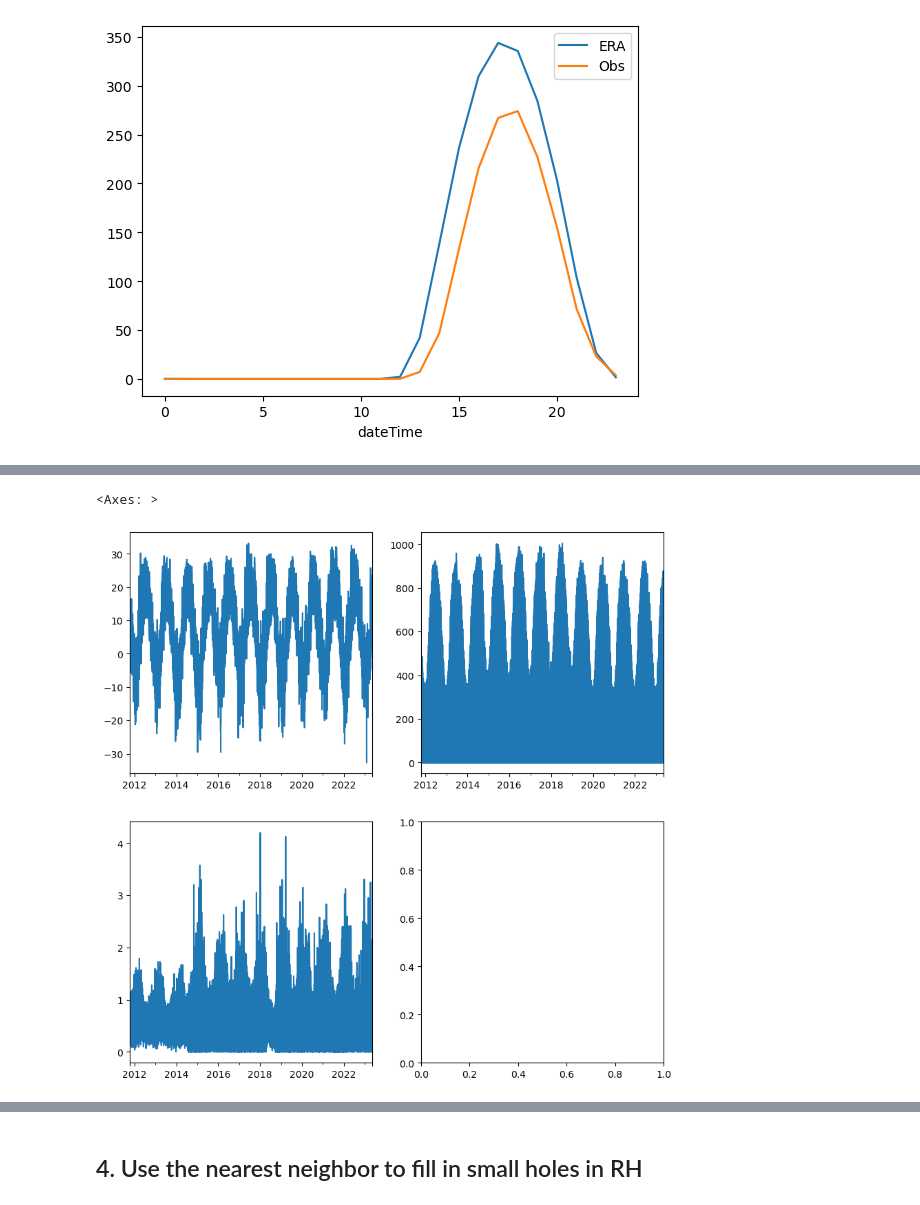
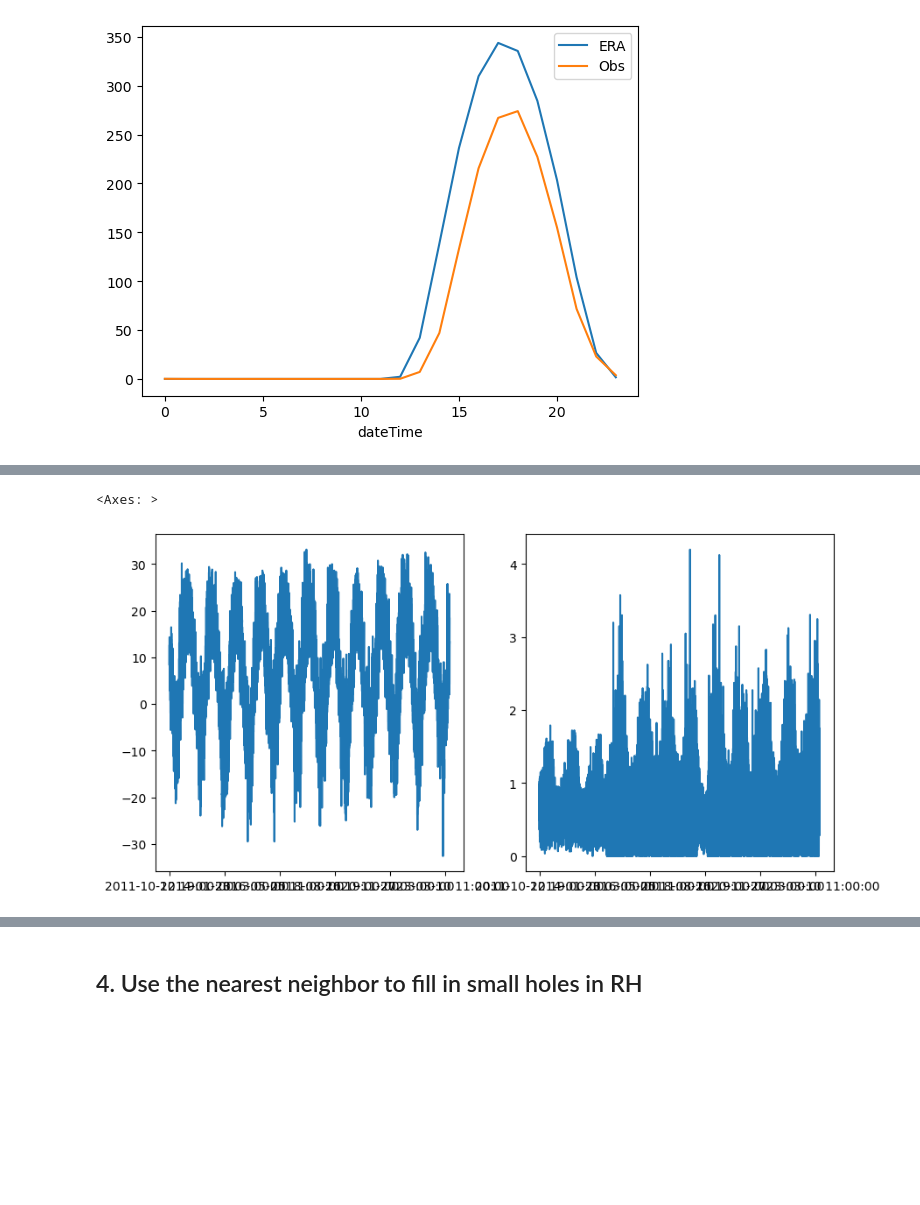
Before and after one commit to ypwong22/erw_scripts, a Jupyter notebook: create_metCSV.ipynb, the cells around one changed output, grey strips where cells are left out. Cells and saved outputs as stored; diff of their text form; code cells hidden in the pictures; blank space fills up the shorter version.

```diff
--- a/create_metCSV.ipynb
+++ b/create_metCSV.ipynb
@@ -340,12 +349,13 @@ metdata_all.to_csv(f'./temp/downscaling_result.csv')
 # %%
 # Check the gap-filled diurnal cycle and daily statistics
-fig, axes = plt.subplots(2, 2, figsize = (10, 10))
+metdata_all = pd.read_csv('./temp/downscaling_result.csv', index_col=0)
+fig, axes = plt.subplots(1, 2, figsize = (10, 5))
 metdata_all['Tair'].plot(ax = axes.flat[0])
-metdata_all['RSDS'].plot(ax = axes.flat[1])
-metdata_all['Wind'].plot(ax = axes.flat[2])
+#metdata_all['RSDS'].plot(ax = axes.flat[1])
+metdata_all['Wind'].plot(ax = axes.flat[1])
 # %% [output]
 <Axes: >
-[figure, old version]
+[figure, new version]
 # %%
 # Check the ERA longwave radiation against what is calculated from T and RH
 # The ERA ones clearly make much more sense
```
Also changed, not shown: parts of 10 cells of this notebook, 27 other files.
